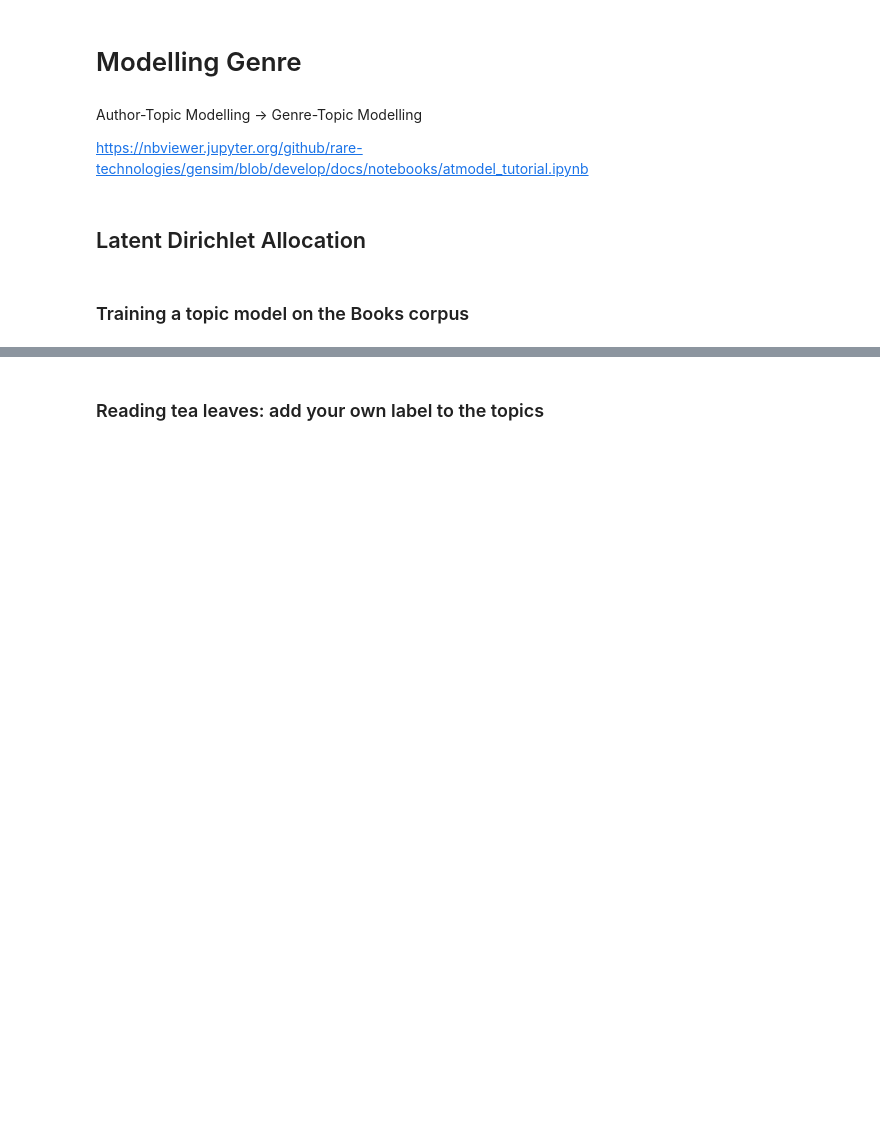
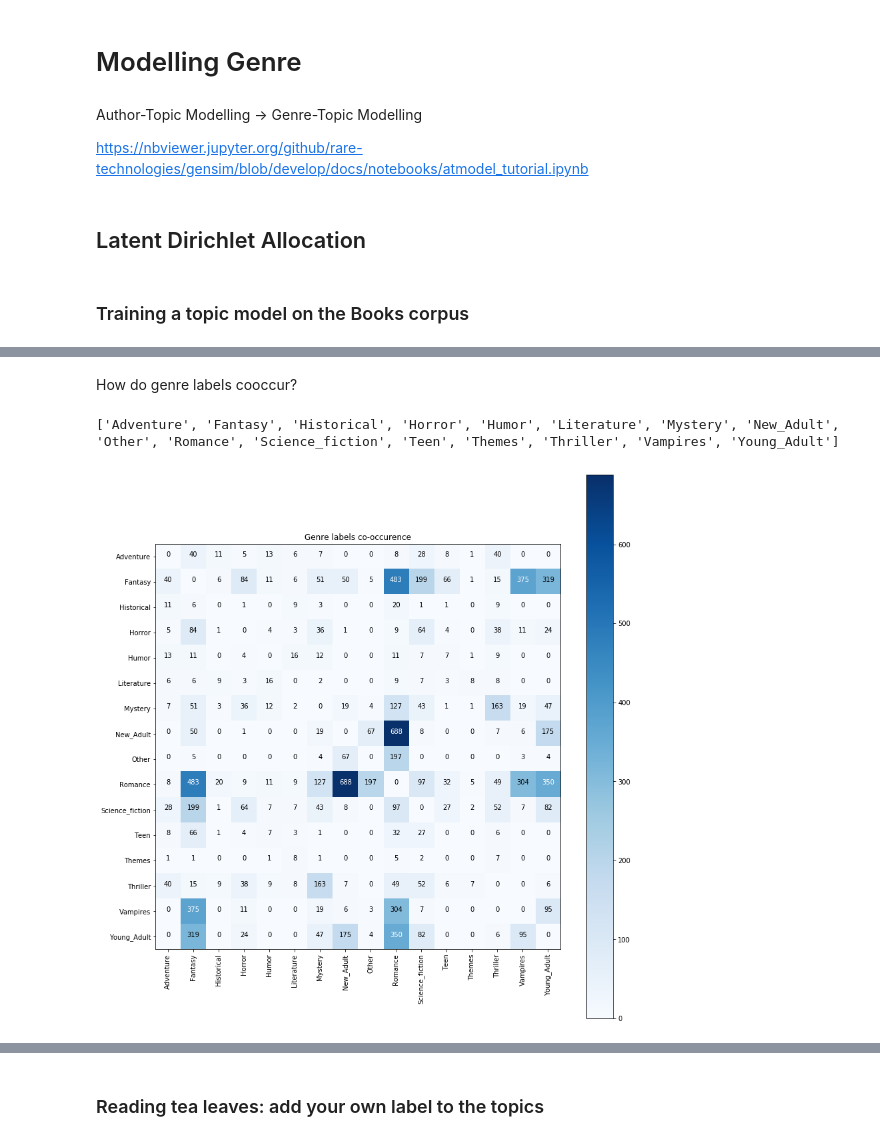
Before and after one commit to mikekestemont/potter, a Jupyter notebook: harry/genres/genres.ipynb, the cells around one changed output, grey strips where cells are left out. Cells and saved outputs as stored; diff of their text form; code cells hidden in the pictures; blank space fills up the shorter version.

```diff
--- a/harry/genres/genres.ipynb
+++ b/harry/genres/genres.ipynb
@@ -65,0 +106,35 @@ n_top_words = 60
+# %% [markdown]
+How do genre labels cooccur?
+# %%
+from itertools import combinations
+import numpy as np
+from itertools import product
+
+G = sorted(set([label for labels in paragraphs.book2genre.values() for label in labels]))
+C = np.zeros((len(G), len(G)), dtype=np.int64)
+print(G)
+
+for _, genres in paragraphs.book2genre.items():
+    for a, b in combinations(genres, 2):
+        C[G.index(a), G.index(b)] += 1
+        C[G.index(b), G.index(a)] += 1
+
+plt.figure(figsize=(12, 12))
+ax = plt.imshow(C, interpolation='nearest', cmap=plt.cm.Blues)
+plt.gca().grid(False)
+plt.title('Genre labels co-occurence')
+plt.colorbar()
+tick_marks = np.arange(len(G))
+plt.xticks(tick_marks, G, rotation=90)
+plt.yticks(tick_marks, G)
+
+thresh = C.max() / 2.
+for i, j in product(range(C.shape[0]), range(C.shape[1])):
+    plt.text(j, i, format(C[i, j], 'd'),
+             horizontalalignment="center",
+             color="white" if C[i, j] > thresh else "black")
+
+plt.tight_layout()
+# %% [output]
+['Adventure', 'Fantasy', 'Historical', 'Horror', 'Humor', 'Literature', 'Mystery', 'New_Adult', 'Other', 'Romance', 'Science_fiction', 'Teen', 'Themes', 'Thriller', 'Vampires', 'Young_Adult']
+[figure, added]
```
Also changed, not shown: parts of 31 cells of this notebook.
